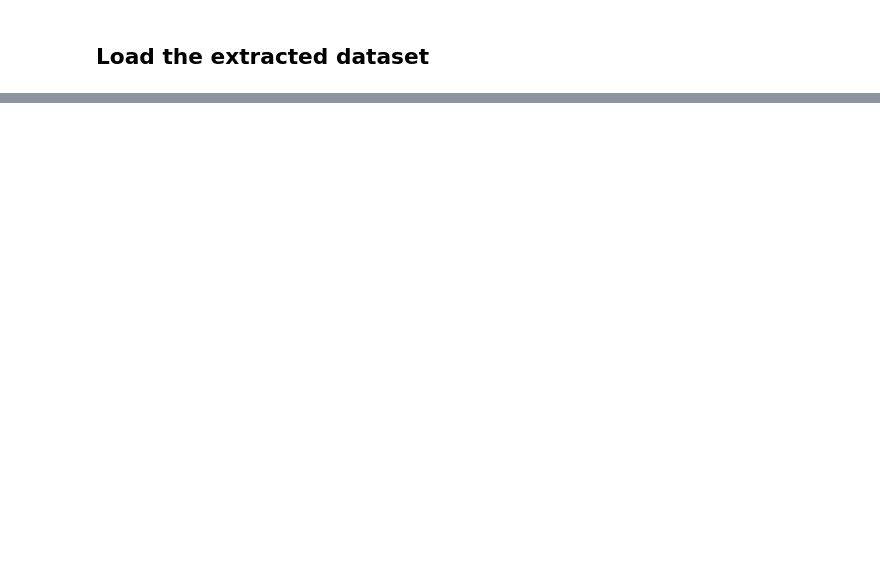
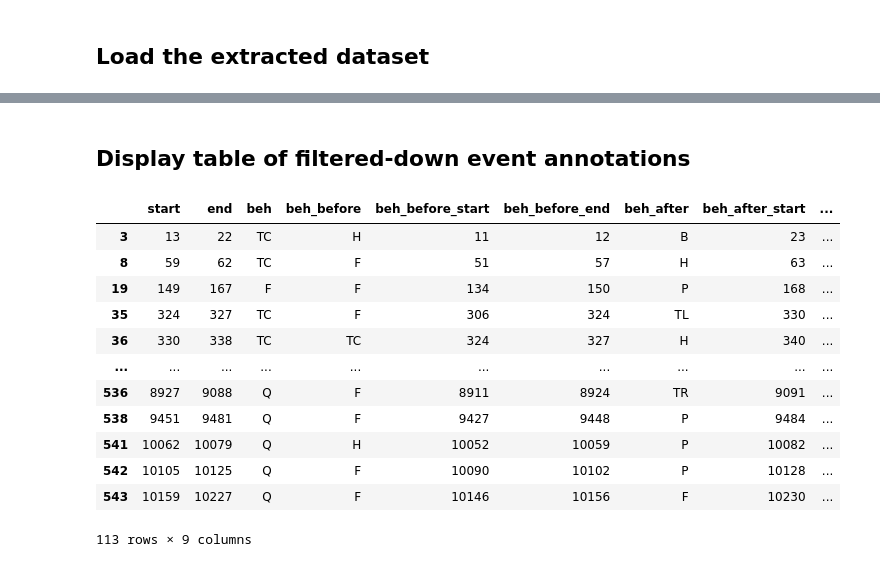
Before and after one commit to neuro-will/keller_zlatic_vnc, a Jupyter notebook: spont_whole_brain_stats/load_raw_data.ipynb, the cells around one changed output, grey strips where cells are left out. Saved outputs shown, nothing was run; the diff lists cells and outputs as text; code cells hidden in the pictures; blank space fills up the shorter version.

```diff
--- a/spont_whole_brain_stats/load_raw_data.ipynb
+++ b/spont_whole_brain_stats/load_raw_data.ipynb
@@ -30,0 +160,59 @@ WindowsPath('W:/SV4/CW_18-02-15/L1-561nm-openLoop_20180215_163233.corrected/extr
+# %%
+# Load the raw annotations
+annotations = read_full_annotations(ps['annotation_file'])
+
+# Mark quiet periods
+quiet_annotations = find_quiet_periods(annots=annotations,
+                                       q_th=ps['q_th'],
+                                       q_start_offset=ps['q_start_offset'],
+                                       q_end_offset=ps['q_end_offset'])
+
+# Add the marked quiet periods to events in the raw annotations
+annotations = pd.concat([annotations, quiet_annotations], ignore_index=True)
+
+# Filter down to "clean" events
+annotations = get_basic_clean_annotations_from_full(annotations, clean_def=ps['clean_event_def'])
+
+# Apply the cut off time threshold
+annotations = apply_cutoff_times(annots=annotations, co_th=ps['co_th'])
+
+# Filter events by the behavior transitioned into or from if we are suppose to
+if ps['acc_behs'] is not None:
+    keep_inds = [i for i in annotations.index if annotations['beh'][i] in ps['acc_behs']]
+    annotations = annotations.loc[keep_inds]
+
+if ps['acc_pre_behs'] is not None:
+    keep_inds = [i for i in annotations.index if annotations['beh_before'][i] in ps['acc_pre_behs']]
+    annotations = annotations.loc[keep_inds]
+
+# Pool preceeding turns if requested
+if ps['pool_preceeding_turns']:
+    turn_rows = (annotations['beh_before'] == 'TL') | (annotations['beh_before'] == 'TR')
+    annotations.loc[turn_rows, 'beh_before'] = 'TC'
+
+# Pool succeeding turns if requested
+if ps['pool_succeeding_turns']:
+    turn_rows = (annotations['beh'] == 'TL') | (annotations['beh'] == 'TR')
+    annotations.loc[turn_rows, 'beh'] = 'TC'
+
+if ps['remove_st']:
+    self_trans = annotations['beh_before'] == annotations['beh']
+    annotations = annotations.loc[~self_trans]
+# %% [markdown]
+## Display table of filtered-down event annotations
+# %%
+annotations
+# %% [output]
+|  | start | end | beh | beh_before | beh_before_start | beh_before_end | beh_after | beh_after_start | ... |
+| 3 | 13 | 22 | TC | H | 11 | 12 | B | 23 | ... |
+| 8 | 59 | 62 | TC | F | 51 | 57 | H | 63 | ... |
+| 19 | 149 | 167 | F | F | 134 | 150 | P | 168 | ... |
+| 35 | 324 | 327 | TC | F | 306 | 324 | TL | 330 | ... |
+| 36 | 330 | 338 | TC | TC | 324 | 327 | H | 340 | ... |
+| ... | ... | ... | ... | ... | ... | ... | ... | ... | ... |
+| 536 | 8927 | 9088 | Q | F | 8911 | 8924 | TR | 9091 | ... |
+| 538 | 9451 | 9481 | Q | F | 9427 | 9448 | P | 9484 | ... |
+| 541 | 10062 | 10079 | Q | H | 10052 | 10059 | P | 10082 | ... |
+| 542 | 10105 | 10125 | Q | F | 10090 | 10102 | P | 10128 | ... |
+| 543 | 10159 | 10227 | Q | F | 10146 | 10156 | F | 10230 | ... |
+113 rows × 9 columns
```
Also changed, not shown: parts of 27 cells of this notebook.
